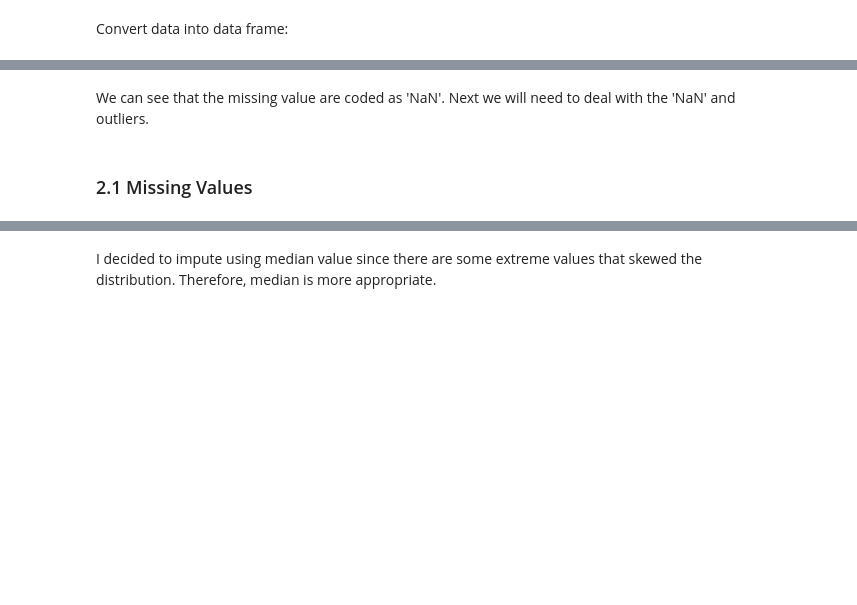
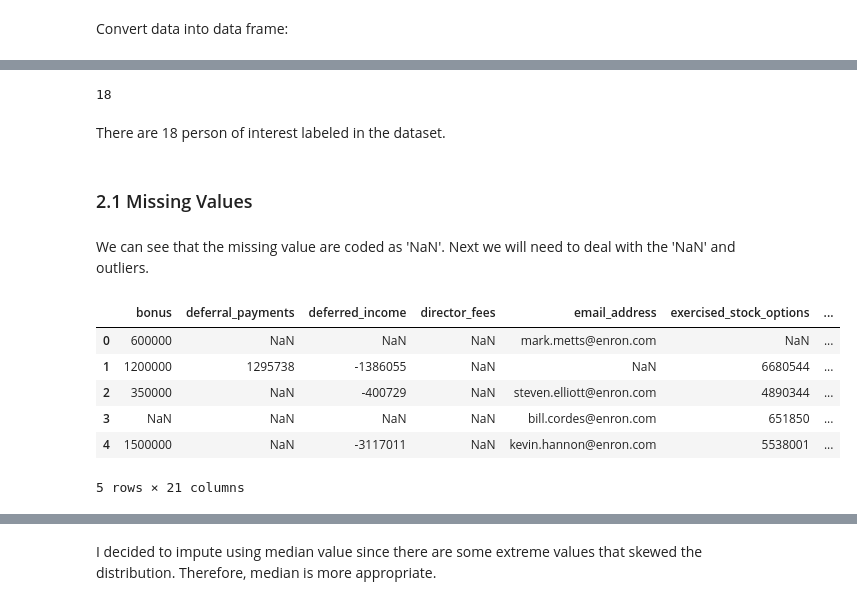
Before and after one commit to karenlqy/Udacity-Data-Analyst-Nanodegree, a Jupyter notebook: P5-Machine Learning with Enron Dataset/P5_POI_classifier.ipynb, the cells around one changed output, grey strips where cells are left out. Saved outputs shown, nothing was run; the diff lists cells and outputs as text; code cells hidden in the pictures; blank space fills up the shorter version.

```diff
--- a/P5-Machine Learning with Enron Dataset/P5_POI_classifier.ipynb
+++ b/P5-Machine Learning with Enron Dataset/P5_POI_classifier.ipynb
@@ -122,5 +109,21 @@ print df.head()
+# %%
+len(df[df['poi']==1])
+# %% [output]
+18
+# %% [markdown]
+There are 18 person of interest labeled in the dataset.
+# %% [markdown]
+### 2.1 Missing Values
 # %% [markdown]
 We can see that the missing value are coded as 'NaN'. Next we will need to deal with the 'NaN' and outliers.
-# %% [markdown]
-### 2.1 Missing Values
+# %%
+df.head()
+# %% [output]
+|  | bonus | deferral_payments | deferred_income | director_fees | email_address | exercised_stock_options | ... |
+| 0 | 600000 | NaN | NaN | NaN | mark.metts@enron.com | NaN | ... |
+| 1 | 1200000 | 1295738 | -1386055 | NaN | NaN | 6680544 | ... |
+| 2 | 350000 | NaN | -400729 | NaN | steven.elliott@enron.com | 4890344 | ... |
+| 3 | NaN | NaN | NaN | NaN | bill.cordes@enron.com | 651850 | ... |
+| 4 | 1500000 | NaN | -3117011 | NaN | kevin.hannon@enron.com | 5538001 | ... |
+5 rows × 21 columns
 # %%
```
Also changed, not shown: parts of 66 cells of this notebook.
